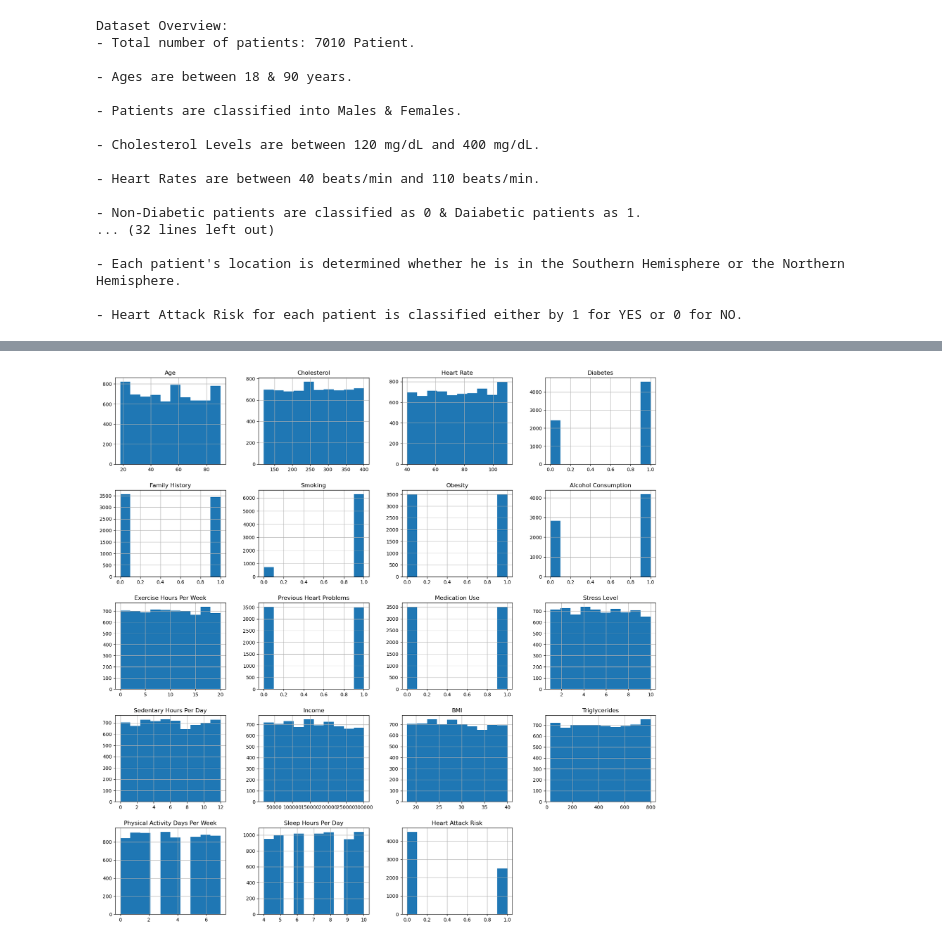
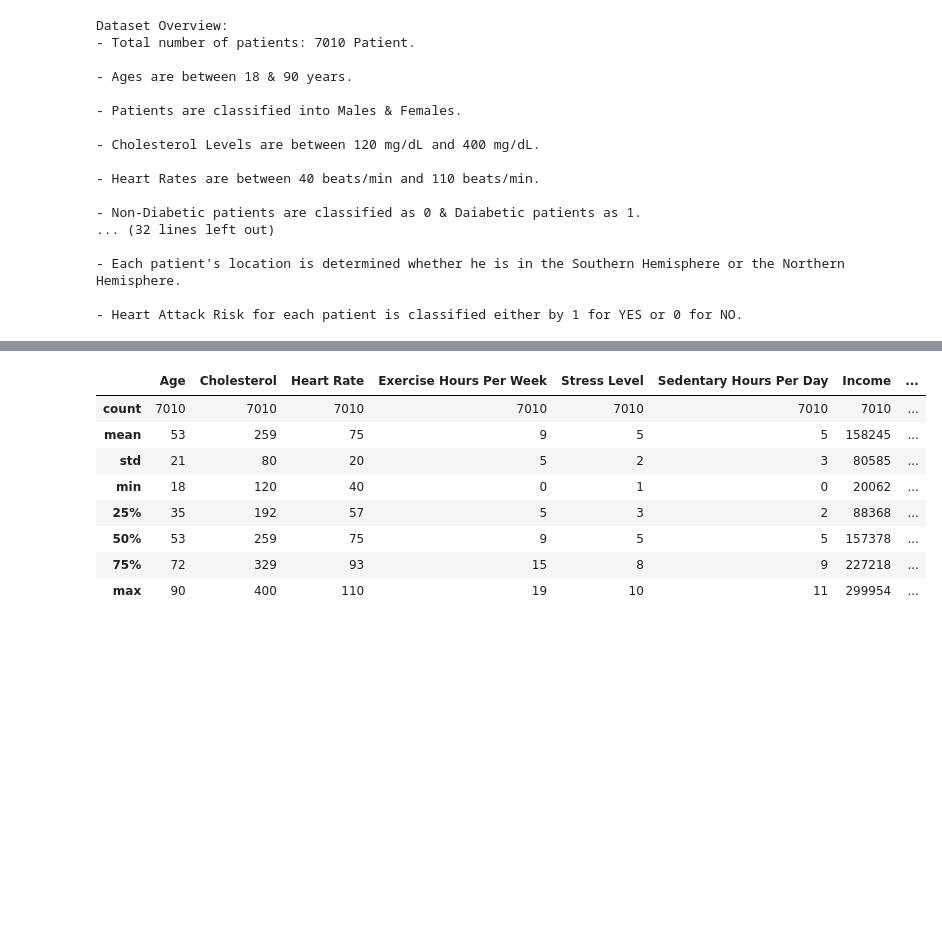
Before and after one commit to hend-a-ghafour/Heart_Attack_Risk_Analysis, a Jupyter notebook: Heart_Attack_Risk_Analysis.ipynb, the cells around one changed output, grey strips where cells are left out. Drawn from its saved outputs; the diff is of its cells as text; code cells hidden in the pictures; blank space fills up the shorter version.

```diff
--- a/Heart_Attack_Risk_Analysis.ipynb
+++ b/Heart_Attack_Risk_Analysis.ipynb
@@ -202,7 +202,18 @@ df.describe()
 | 50% | 53.000000 | 259.000000 | 75.000000 | 1.000000 | 0.000000 | 1.000000 | 0.000000 | 1.000000 | ... |
 | 75% | 72.000000 | 329.000000 | 93.000000 | 1.000000 | 1.000000 | 1.000000 | 1.000000 | 1.000000 | ... |
 | max | 90.000000 | 400.000000 | 110.000000 | 1.000000 | 1.000000 | 1.000000 | 1.000000 | 1.000000 | ... |
-# %%
-df.hist(figsize=(20,20));
-# %% [output]
-[figure, removed]
+# %%
+df_stats= df.describe()\
+.loc[:,['Age', 'Cholesterol','Heart Rate','Exercise Hours Per Week','Stress Level','Sedentary Hours Per Day','Income','BMI','Triglycerides','Physical Activity Days Per Week','Sleep Hours Per Day']]\
+.astype('int64')
+df_stats
+# %% [output]
+|  | Age | Cholesterol | Heart Rate | Exercise Hours Per Week | Stress Level | Sedentary Hours Per Day | Income | ... |
+| count | 7010 | 7010 | 7010 | 7010 | 7010 | 7010 | 7010 | ... |
+| mean | 53 | 259 | 75 | 9 | 5 | 5 | 158245 | ... |
+| std | 21 | 80 | 20 | 5 | 2 | 3 | 80585 | ... |
+| min | 18 | 120 | 40 | 0 | 1 | 0 | 20062 | ... |
+| 25% | 35 | 192 | 57 | 5 | 3 | 2 | 88368 | ... |
+| 50% | 53 | 259 | 75 | 9 | 5 | 5 | 157378 | ... |
+| 75% | 72 | 329 | 93 | 15 | 8 | 9 | 227218 | ... |
+| max | 90 | 400 | 110 | 19 | 10 | 11 | 299954 | ... |
```
Also changed, not shown: parts of 4 cells of this notebook.
